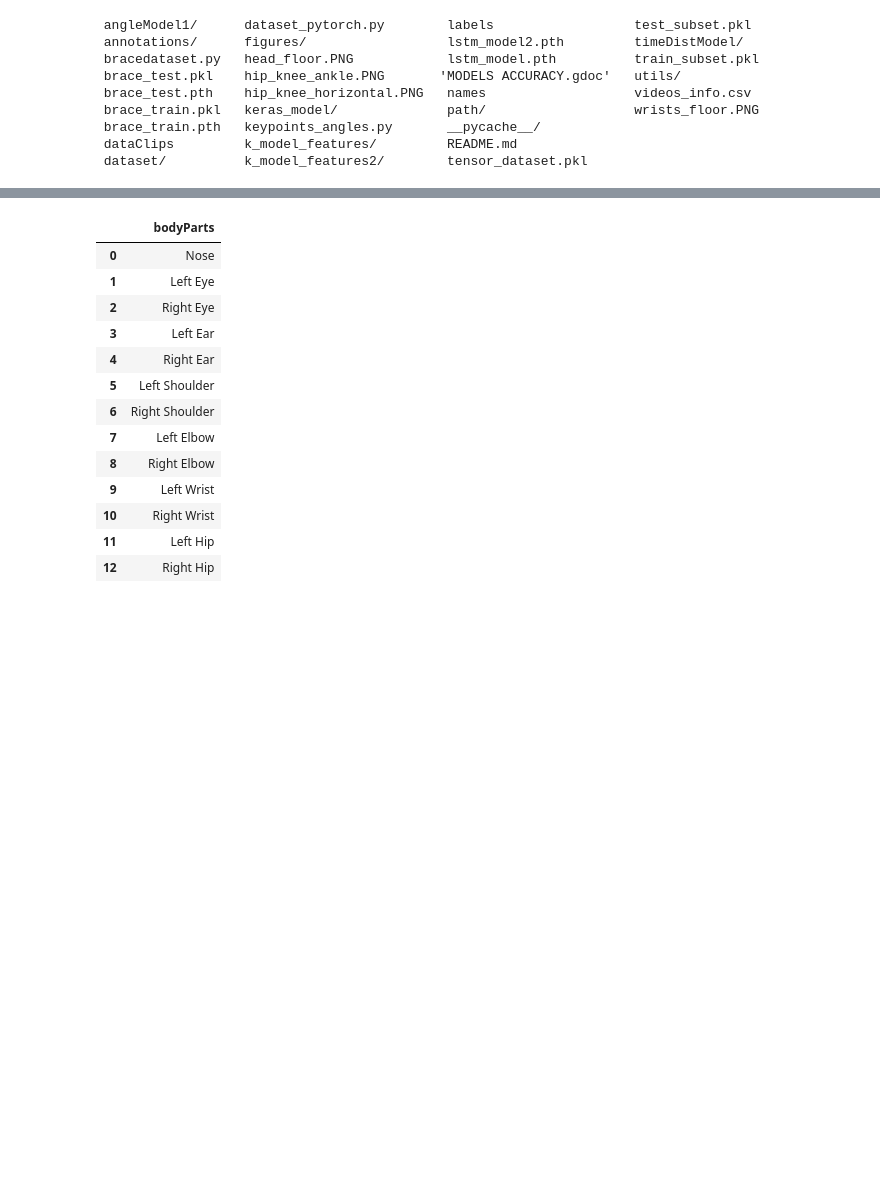
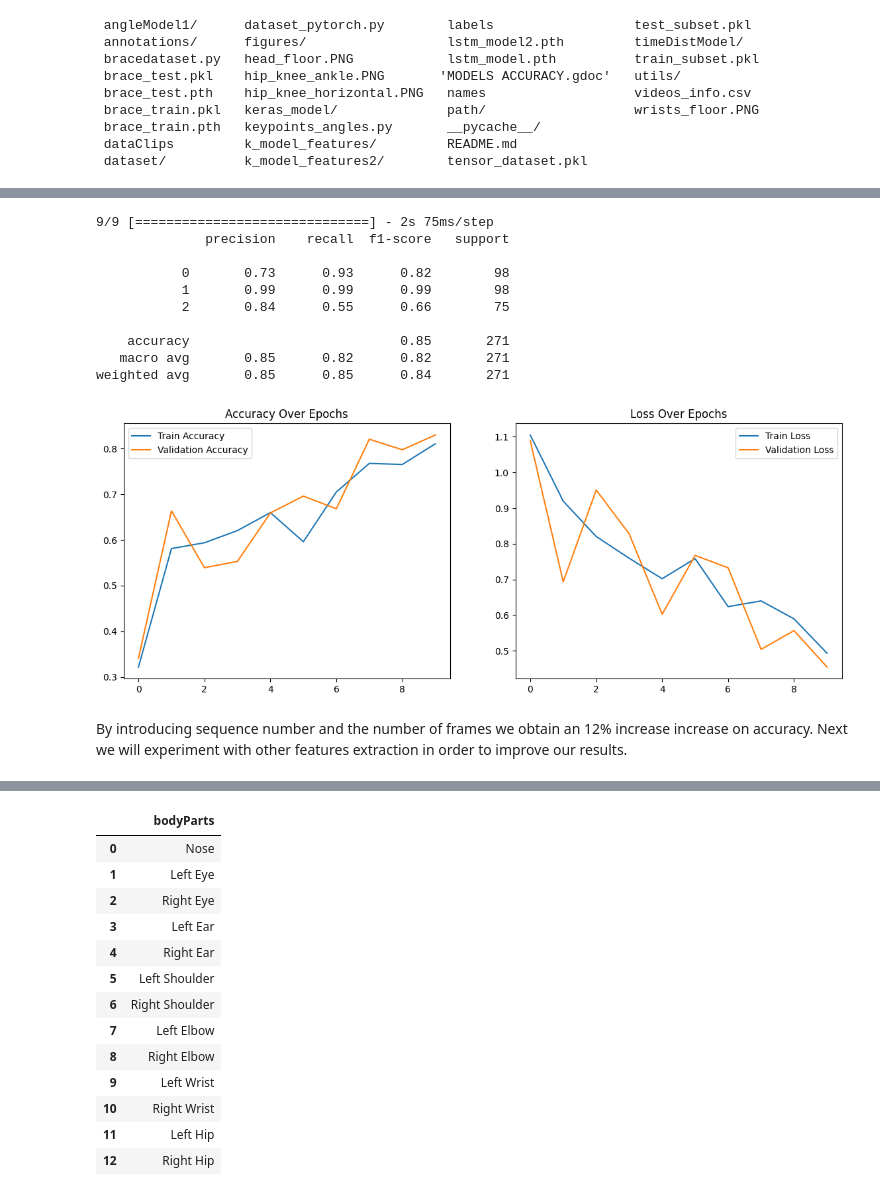
Before and after one commit to sarahaptumich/capstone, a Jupyter notebook: Brace_angles.ipynb, the cells around one changed output, grey strips where cells are left out. Cells and saved outputs as stored; diff of their text form; code cells hidden in the pictures; blank space fills up the shorter version.

```diff
--- a/Brace_angles.ipynb
+++ b/Brace_angles.ipynb
@@ -75,0 +419,11 @@ Calculate Keypoint angles
+# %%
+##Prepocess additional features to augment our model
+preprocessor = ColumnTransformer(
+    transformers=[
+        ('seq', OneHotEncoder(), ['seq_idx']),
+        ('frames', OneHotEncoder(), ['frames'])
+    ]
+)
+
+features_preprocessed = preprocessor.fit_transform(features[['seq_idx', 'frames']])
+features_preprocessed = features_preprocessed.toarray()
@@ -75,0 +493,42 @@ Calculate Keypoint angles
+# %%
+# Predictions
+y_pred = model.predict([X_test_clips, X_test_features])
+y_pred_classes = np.argmax(y_pred, axis=1)
+y_true = np.argmax(y_test_onehot, axis=1)
+
+# Classification report
+print(classification_report(y_true, y_pred_classes))
+
+# Confusion Matrix
+conf_mat = confusion_matrix(y_true, y_pred_classes)
+# Plotting confusion matrix or use seaborn for a nicer plot
+
+# Plotting training history
+plt.figure(figsize=(14, 5))
+plt.subplot(1, 2, 1)
+plt.plot(history.history['accuracy'], label='Train Accuracy')
+plt.plot(history.history['val_accuracy'], label='Validation Accuracy')
+plt.title('Accuracy Over Epochs')
+plt.legend()
+
+plt.subplot(1, 2, 2)
+plt.plot(history.history['loss'], label='Train Loss')
+plt.plot(history.history['val_loss'], label='Validation Loss')
+plt.title('Loss Over Epochs')
+plt.legend()
+
+plt.show()
+# %% [output]
+9/9 [==============================] - 2s 75ms/step
+              precision    recall  f1-score   support
+
+           0       0.73      0.93      0.82        98
+           1       0.99      0.99      0.99        98
+           2       0.84      0.55      0.66        75
+
+    accuracy                           0.85       271
+   macro avg       0.85      0.82      0.82       271
+weighted avg       0.85      0.85      0.84       271
+[figure, added]
+# %% [markdown]
+By introducing sequence number and the number of frames we obtain an 12% increase increase on accuracy. Next we will experiment with other features extraction in order to improve our results.
```
Also changed, not shown: parts of 34 cells of this notebook.
